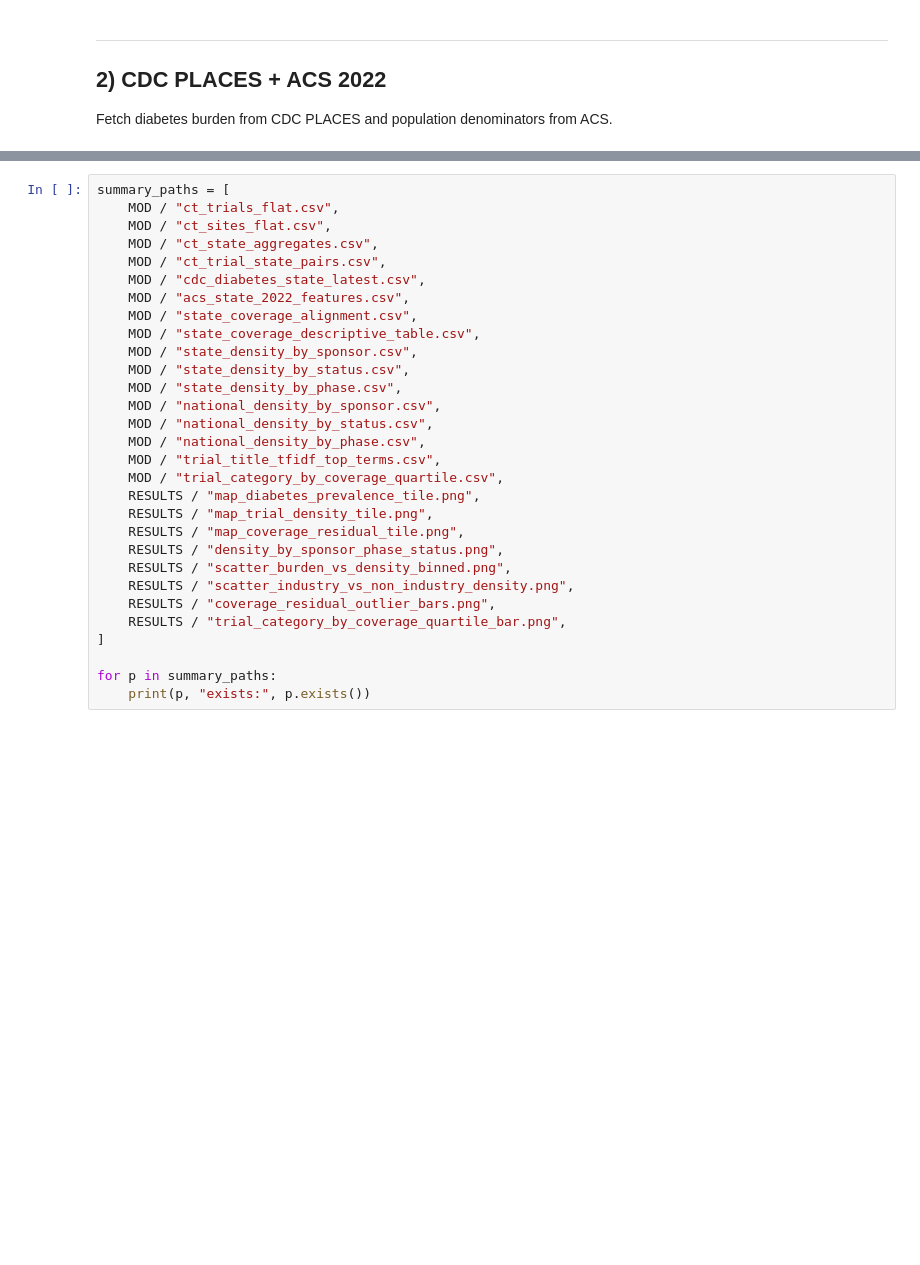
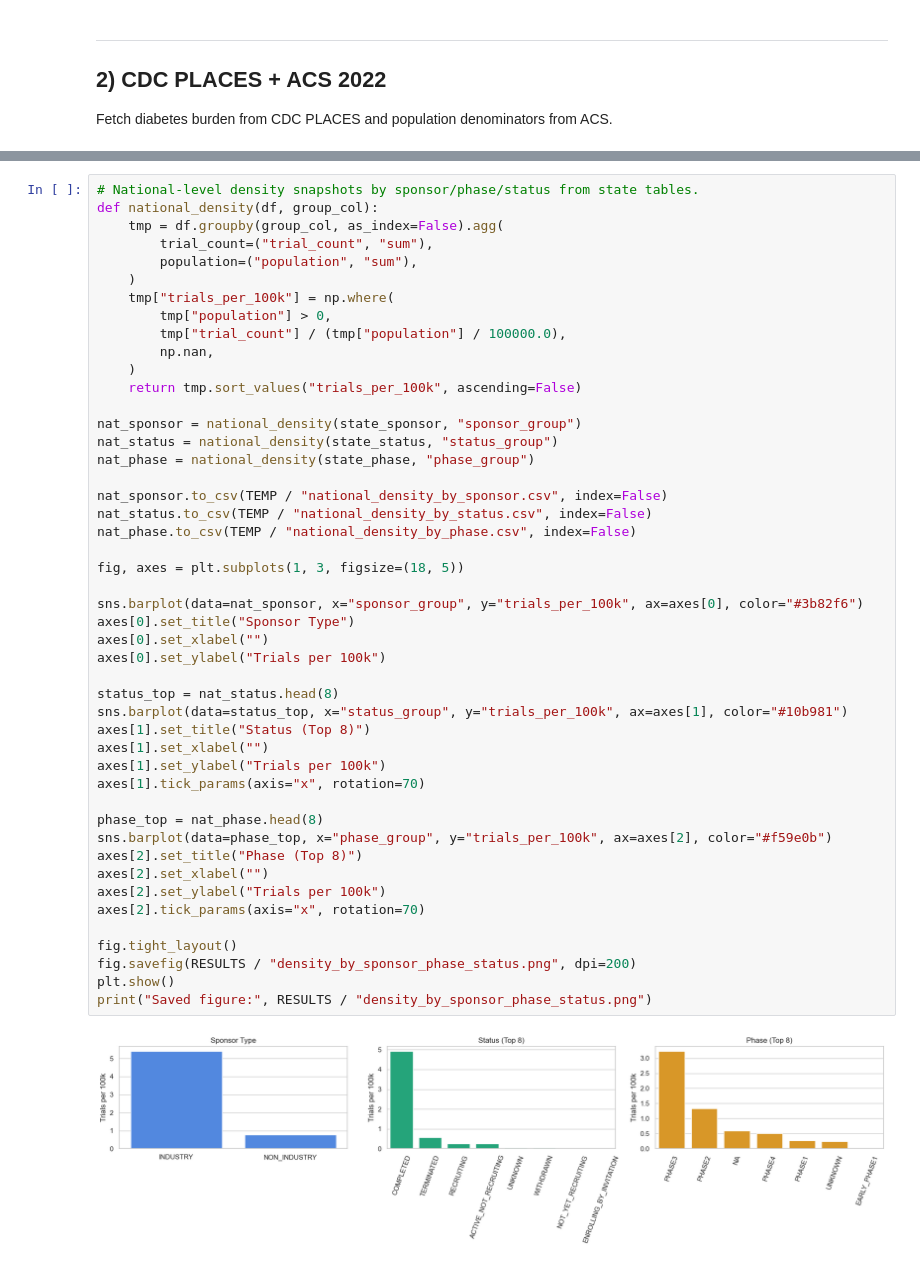
Before and after one commit to shifosss/JSC370-Midterm-Proj, a Jupyter notebook: option-c-trial-access/discover/data_acquiring/api_call_data_grabbing.ipynb, the cells around one changed output, grey strips where cells are left out. Saved outputs shown, nothing was run; the diff lists cells and outputs as text; blank space fills up the shorter version.

Commit message:
option c data acquisition finished

```diff
--- a/option-c-trial-access/discover/data_acquiring/api_call_data_grabbing.ipynb
+++ b/option-c-trial-access/discover/data_acquiring/api_call_data_grabbing.ipynb
@@ -862,31 +972,49 @@ Saved figure: ..\results\trial_category_by_coverage_quartile_bar.png
 # %%
-summary_paths = [
-    MOD / "ct_trials_flat.csv",
-    MOD / "ct_sites_flat.csv",
-    MOD / "ct_state_aggregates.csv",
-    MOD / "ct_trial_state_pairs.csv",
-    MOD / "cdc_diabetes_state_latest.csv",
-    MOD / "acs_state_2022_features.csv",
-    MOD / "state_coverage_alignment.csv",
-    MOD / "state_coverage_descriptive_table.csv",
-    MOD / "state_density_by_sponsor.csv",
-    MOD / "state_density_by_status.csv",
-    MOD / "state_density_by_phase.csv",
-    MOD / "national_density_by_sponsor.csv",
-    MOD / "national_density_by_status.csv",
-    MOD / "national_density_by_phase.csv",
-    MOD / "trial_title_tfidf_top_terms.csv",
-    MOD / "trial_category_by_coverage_quartile.csv",
-    RESULTS / "map_diabetes_prevalence_tile.png",
-    RESULTS / "map_trial_density_tile.png",
-    RESULTS / "map_coverage_residual_tile.png",
-    RESULTS / "density_by_sponsor_phase_status.png",
-    RESULTS / "scatter_burden_vs_density_binned.png",
-    RESULTS / "scatter_industry_vs_non_industry_density.png",
-    RESULTS / "coverage_residual_outlier_bars.png",
-    RESULTS / "trial_category_by_coverage_quartile_bar.png",
-]
+# National-level density snapshots by sponsor/phase/status from state tables.
+def national_density(df, group_col):
+    tmp = df.groupby(group_col, as_index=False).agg(
+        trial_count=("trial_count", "sum"),
+        population=("population", "sum"),
+    )
+    tmp["trials_per_100k"] = np.where(
+        tmp["population"] > 0,
+        tmp["trial_count"] / (tmp["population"] / 100000.0),
+        np.nan,
+    )
+    return tmp.sort_values("trials_per_100k", ascending=False)
 
-for p in summary_paths:
-    print(p, "exists:", p.exists())
+nat_sponsor = national_density(state_sponsor, "sponsor_group")
+nat_status = national_density(state_status, "status_group")
+nat_phase = national_density(state_phase, "phase_group")
+
+nat_sponsor.to_csv(TEMP / "national_density_by_sponsor.csv", index=False)
+nat_status.to_csv(TEMP / "national_density_by_status.csv", index=False)
+nat_phase.to_csv(TEMP / "national_density_by_phase.csv", index=False)
+
+fig, axes = plt.subplots(1, 3, figsize=(18, 5))
+
+sns.barplot(data=nat_sponsor, x="sponsor_group", y="trials_per_100k", ax=axes[0], color="#3b82f6")
+axes[0].set_title("Sponsor Type")
+axes[0].set_xlabel("")
+axes[0].set_ylabel("Trials per 100k")
+
+status_top = nat_status.head(8)
+sns.barplot(data=status_top, x="status_group", y="trials_per_100k", ax=axes[1], color="#10b981")
+axes[1].set_title("Status (Top 8)")
+axes[1].set_xlabel("")
+axes[1].set_ylabel("Trials per 100k")
+axes[1].tick_params(axis="x", rotation=70)
+
+phase_top = nat_phase.head(8)
+sns.barplot(data=phase_top, x="phase_group", y="trials_per_100k", ax=axes[2], color="#f59e0b")
+axes[2].set_title("Phase (Top 8)")
+axes[2].set_xlabel("")
+axes[2].set_ylabel("Trials per 100k")
+axes[2].tick_params(axis="x", rotation=70)
+
+fig.tight_layout()
+fig.savefig(RESULTS / "density_by_sponsor_phase_status.png", dpi=200)
+plt.show()
+print("Saved figure:", RESULTS / "density_by_sponsor_phase_status.png")
 # %% [output]
+[figure, added]
```
Also changed, not shown: parts of 41 cells of this notebook, 20 other files.
